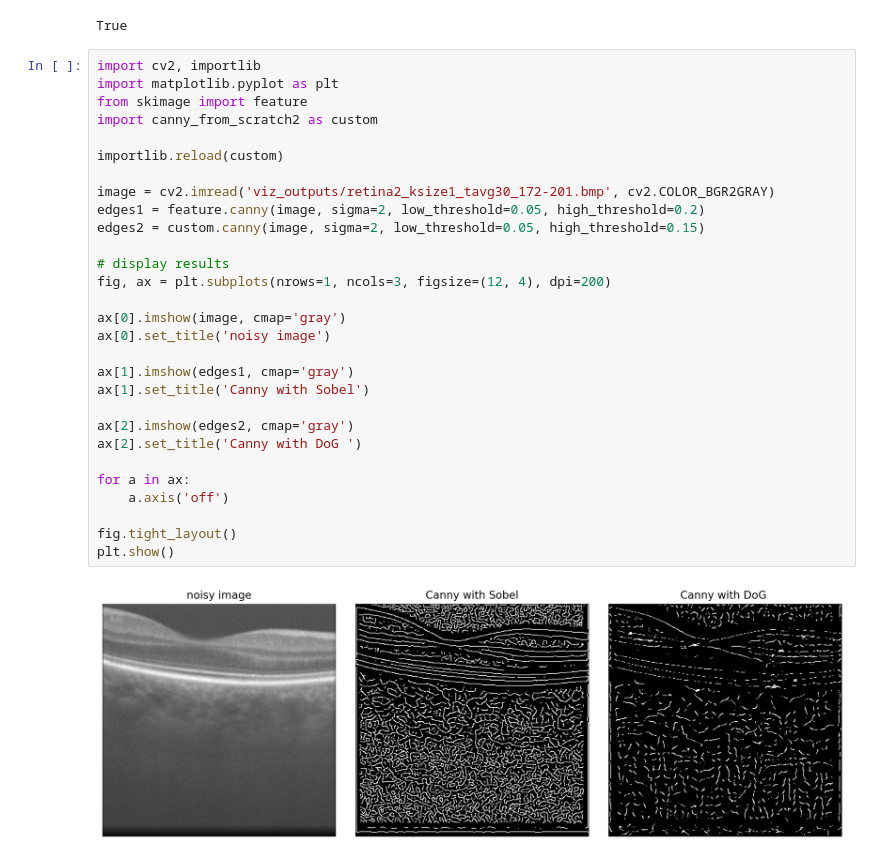
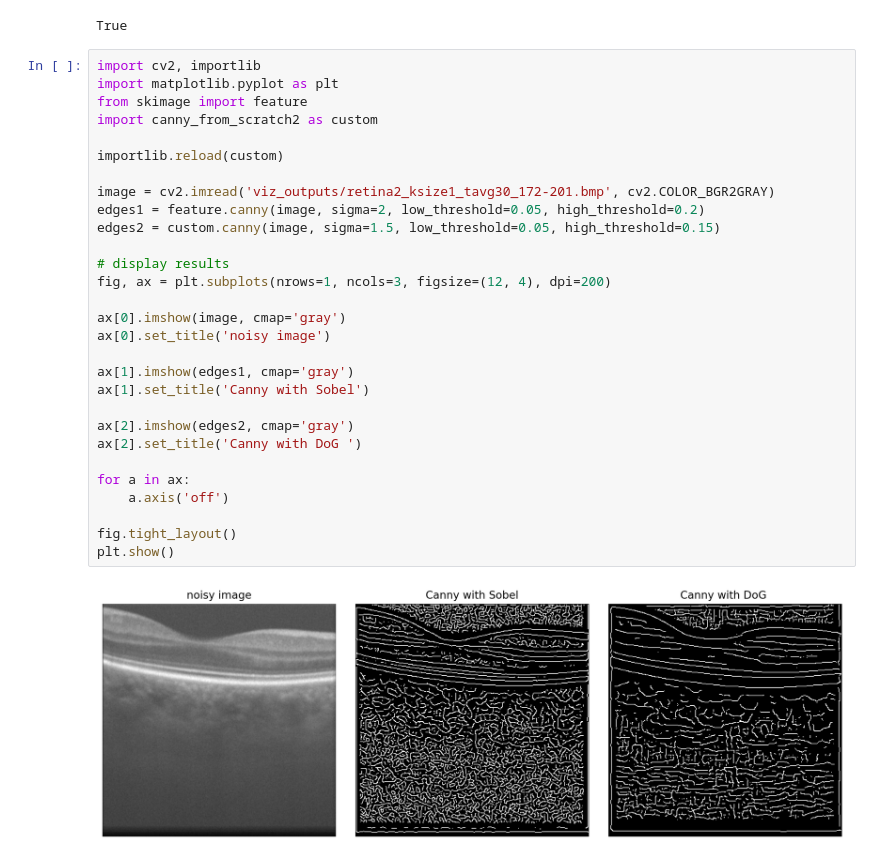
Before and after one commit to leephilipx/intelligent-system-design, a Jupyter notebook: part2/smoothing.ipynb, the cells around one changed output. Cells and saved outputs as stored; diff of their text form.

Commit message:
angry canny

```diff
--- a/part2/smoothing.ipynb
+++ b/part2/smoothing.ipynb
@@ -194,31 +194,31 @@ True
 # %%
 import cv2, importlib
 import matplotlib.pyplot as plt
 from skimage import feature
 import canny_from_scratch2 as custom
 
 importlib.reload(custom)
 
 image = cv2.imread('viz_outputs/retina2_ksize1_tavg30_172-201.bmp', cv2.COLOR_BGR2GRAY)
 edges1 = feature.canny(image, sigma=2, low_threshold=0.05, high_threshold=0.2)
-edges2 = custom.canny(image, sigma=2, low_threshold=0.05, high_threshold=0.15)
+edges2 = custom.canny(image, sigma=1.5, low_threshold=0.05, high_threshold=0.15)
 
 # display results
 fig, ax = plt.subplots(nrows=1, ncols=3, figsize=(12, 4), dpi=200)
 
 ax[0].imshow(image, cmap='gray')
 ax[0].set_title('noisy image')
 
 ax[1].imshow(edges1, cmap='gray')
 ax[1].set_title('Canny with Sobel')
 
 ax[2].imshow(edges2, cmap='gray')
 ax[2].set_title('Canny with DoG ')
 
 for a in ax:
     a.axis('off')
 
 fig.tight_layout()
 plt.show()
 # %% [output]
-[figure, old version]
+[figure, new version]
```
Also changed, not shown: 1 other file.
